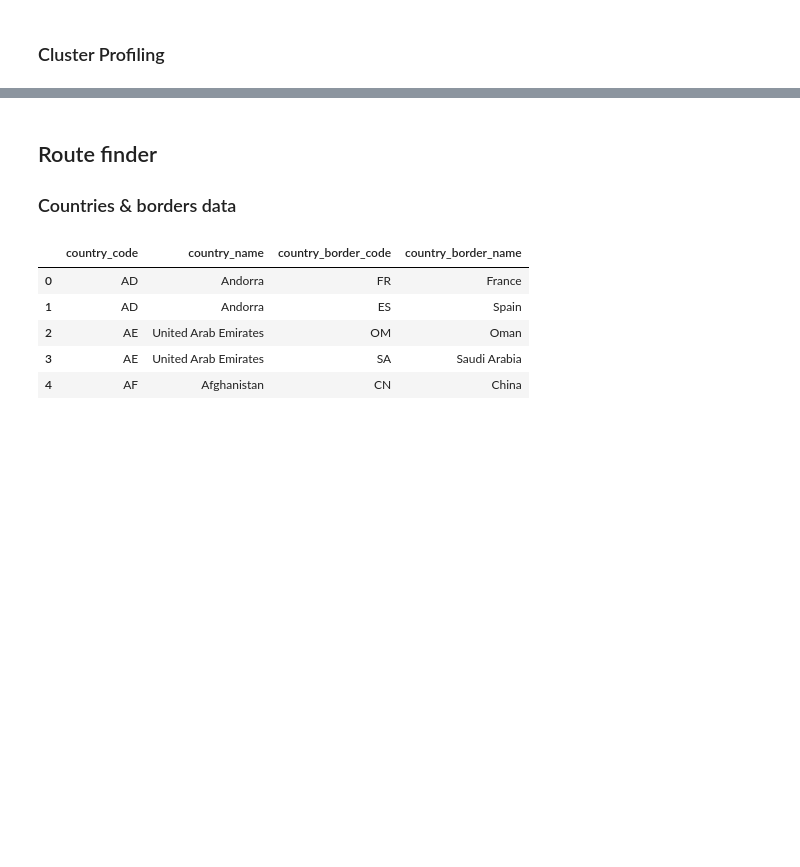
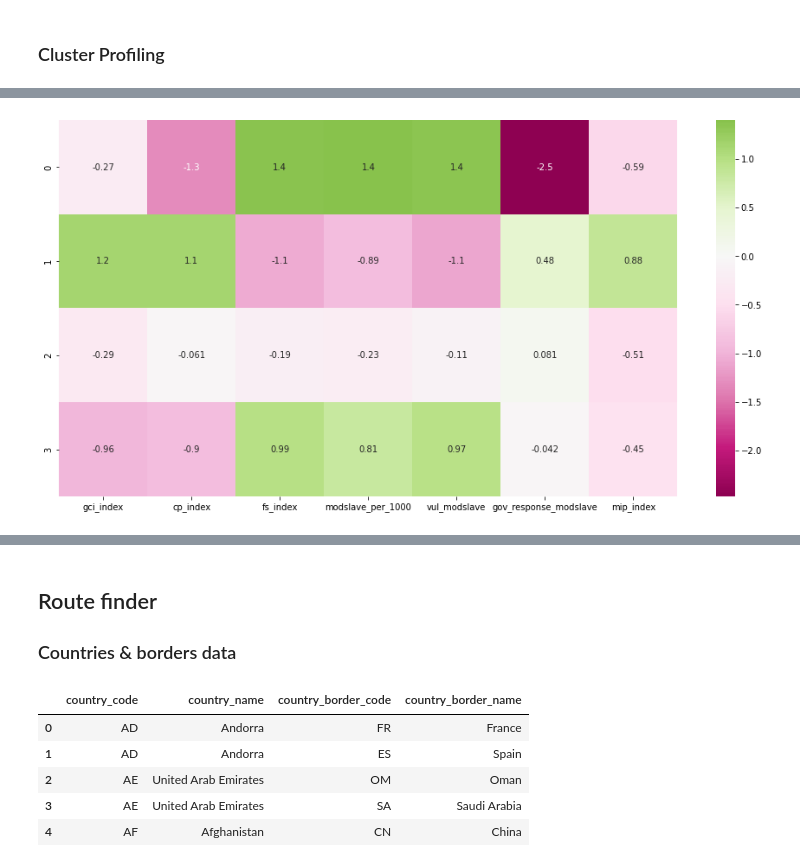
Before and after one commit to Elissadejong/UpRouted, a Jupyter notebook: UpRouted.ipynb, the cells around one changed output, grey strips where cells are left out. Drawn from its saved outputs; the diff is of its cells as text; code cells hidden in the pictures; blank space fills up the shorter version.

```diff
--- a/UpRouted.ipynb
+++ b/UpRouted.ipynb
@@ -1039,0 +1212,8 @@ countries_var[['country_iso', 'cluster']]
+# %%
+cluster_centers_df = pd.DataFrame(kmeans.cluster_centers_, columns=['gci_index', 'cp_index', 'fs_index', 'modslave_per_1000', 'vul_modslave', 'gov_response_modslave', 'mip_index'])
+# %%
+plt.figure(figsize=(16,8))
+sns.heatmap(cluster_centers_df[['gci_index', 'cp_index', 'fs_index', 'modslave_per_1000', 'vul_modslave', 'gov_response_modslave', 'mip_index']], cmap="PiYG", annot=True, center=0)
+plt.show()
+# %% [output]
+[figure, added]
```
Also changed, not shown: parts of 122 cells of this notebook, 4 other files.
